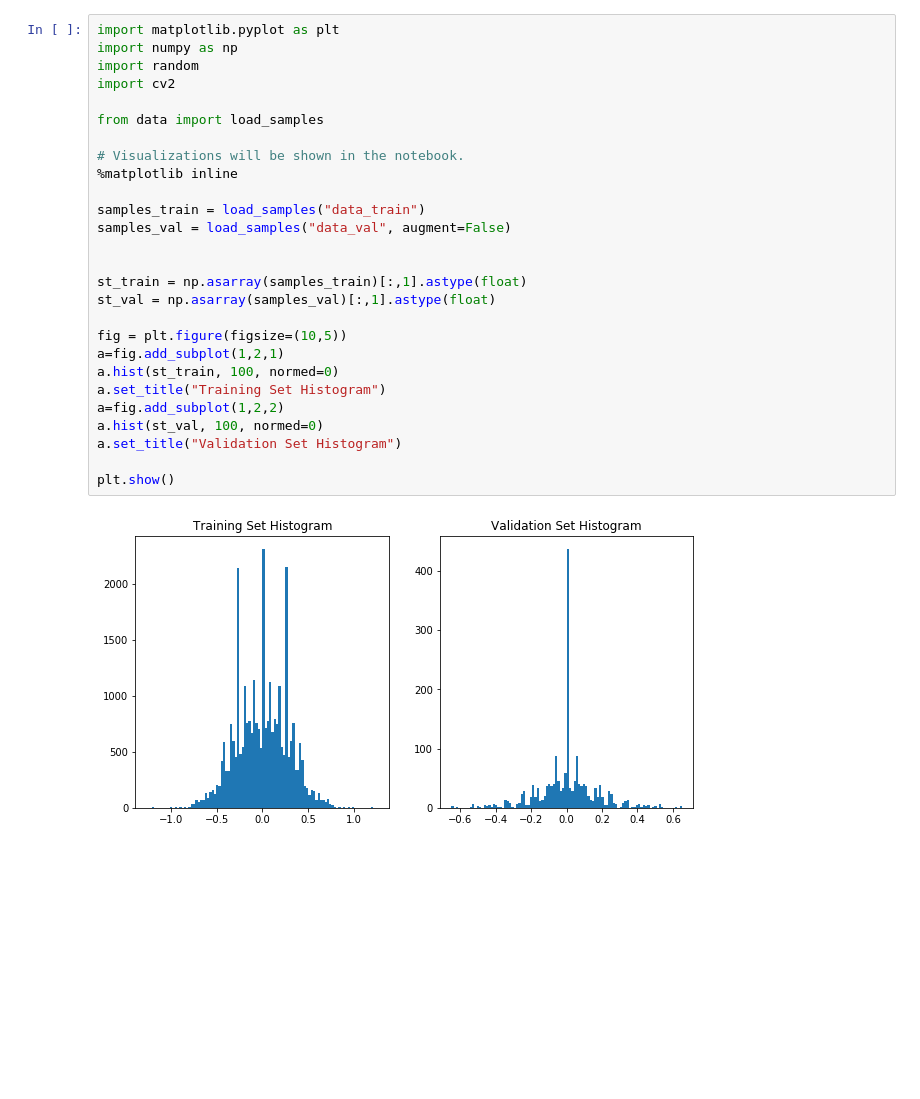
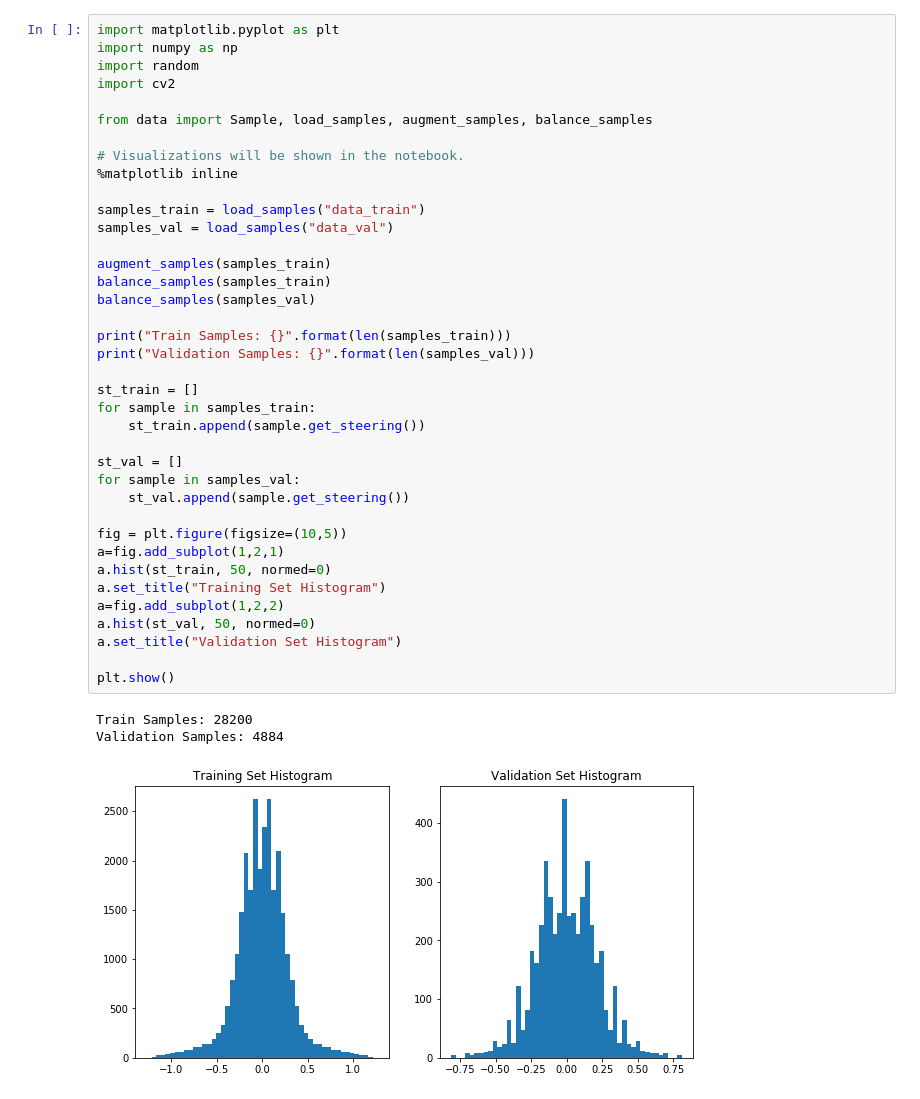
Before and after one commit to mangelroman/CarND-Behavioral-Cloning-P3, a Jupyter notebook: DataVisualization.ipynb, the cells around one changed output. Cells and saved outputs as stored; diff of their text form; blank space fills up the shorter version.

```diff
--- a/DataVisualization.ipynb
+++ b/DataVisualization.ipynb
@@ -1,32 +1,45 @@
 # %%
 import matplotlib.pyplot as plt
 import numpy as np
 import random
 import cv2
 
-from data import load_samples
+from data import Sample, load_samples, augment_samples, balance_samples
 
 # Visualizations will be shown in the notebook.
 %matplotlib inline
 
 samples_train = load_samples("data_train")
-samples_val = load_samples("data_val", augment=False)
+samples_val = load_samples("data_val")
 
+augment_samples(samples_train)
+balance_samples(samples_train)
+balance_samples(samples_val)
 
-st_train = np.asarray(samples_train)[:,1].astype(float)
-st_val = np.asarray(samples_val)[:,1].astype(float)
+print("Train Samples: {}".format(len(samples_train)))
+print("Validation Samples: {}".format(len(samples_val)))
+
+st_train = []
+for sample in samples_train:
+    st_train.append(sample.get_steering())
+
+st_val = []
+for sample in samples_val:
+    st_val.append(sample.get_steering())
 
 fig = plt.figure(figsize=(10,5))
 a=fig.add_subplot(1,2,1)
-a.hist(st_train, 100, normed=0)
+a.hist(st_train, 50, normed=0)
 a.set_title("Training Set Histogram")
 a=fig.add_subplot(1,2,2)
-a.hist(st_val, 100, normed=0)
+a.hist(st_val, 50, normed=0)
 a.set_title("Validation Set Histogram")
 
 plt.show()
 # %% [output]
+Train Samples: 28200
+Validation Samples: 4884
-[figure, old version]
+[figure, new version]
 # %%
 from model import generator
 
```
Also changed, not shown: parts of 2 cells of this notebook, 4 other files.
